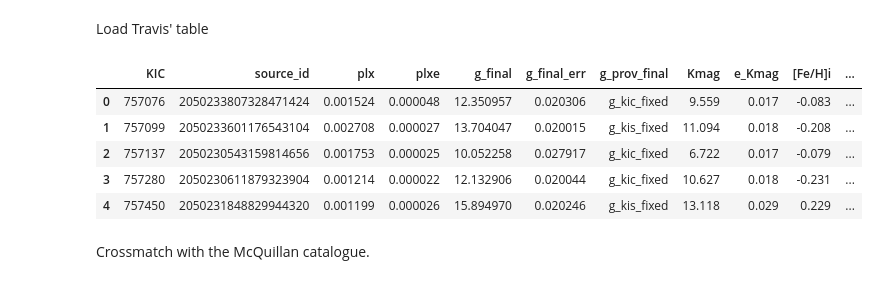
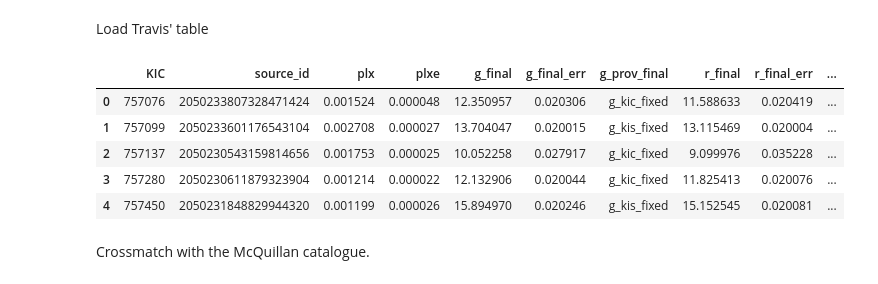
Before and after one commit to RuthAngus/planetage, a Jupyter notebook: paper/code/Exploring_data.ipynb, the cells around one changed output. Saved outputs shown, nothing was run; the diff lists cells and outputs as text; code cells hidden in the pictures.

```diff
--- a/paper/code/Exploring_data.ipynb
+++ b/paper/code/Exploring_data.ipynb
@@ -4,16 +4,16 @@ import pandas as pd
 # %% [markdown]
 Load Travis' table
 # %%
-df = pd.read_csv("../../data/All_KepStars_For_Ruth_McQuillan_Analysis.csv")
+tb = pd.read_csv("../../data/All_KepStars_For_Ruth_McQuillan_Analysis_grJHK.csv")
 # %%
-df.head()
+tb.head()
 # %% [output]
-|  | KIC | source_id | plx | plxe | g_final | g_final_err | g_prov_final | Kmag | e_Kmag | [Fe/H]i | ... |
-| 0 | 757076 | 2050233807328471424 | 0.001524 | 0.000048 | 12.350957 | 0.020306 | g_kic_fixed | 9.559 | 0.017 | -0.083 | ... |
-| 1 | 757099 | 2050233601176543104 | 0.002708 | 0.000027 | 13.704047 | 0.020015 | g_kis_fixed | 11.094 | 0.018 | -0.208 | ... |
-| 2 | 757137 | 2050230543159814656 | 0.001753 | 0.000025 | 10.052258 | 0.027917 | g_kic_fixed | 6.722 | 0.017 | -0.079 | ... |
-| 3 | 757280 | 2050230611879323904 | 0.001214 | 0.000022 | 12.132906 | 0.020044 | g_kic_fixed | 10.627 | 0.018 | -0.231 | ... |
-| 4 | 757450 | 2050231848829944320 | 0.001199 | 0.000026 | 15.894970 | 0.020246 | g_kis_fixed | 13.118 | 0.029 | 0.229 | ... |
+|  | KIC | source_id | plx | plxe | g_final | g_final_err | g_prov_final | r_final | r_final_err | ... |
+| 0 | 757076 | 2050233807328471424 | 0.001524 | 0.000048 | 12.350957 | 0.020306 | g_kic_fixed | 11.588633 | 0.020419 | ... |
+| 1 | 757099 | 2050233601176543104 | 0.002708 | 0.000027 | 13.704047 | 0.020015 | g_kis_fixed | 13.115469 | 0.020004 | ... |
+| 2 | 757137 | 2050230543159814656 | 0.001753 | 0.000025 | 10.052258 | 0.027917 | g_kic_fixed | 9.099976 | 0.035228 | ... |
+| 3 | 757280 | 2050230611879323904 | 0.001214 | 0.000022 | 12.132906 | 0.020044 | g_kic_fixed | 11.825413 | 0.020076 | ... |
+| 4 | 757450 | 2050231848829944320 | 0.001199 | 0.000026 | 15.894970 | 0.020246 | g_kis_fixed | 15.152545 | 0.020081 | ... |
 # %% [markdown]
 Crossmatch with the McQuillan catalogue.
 # %%
```
Also changed, not shown: parts of 18 cells of this notebook.
